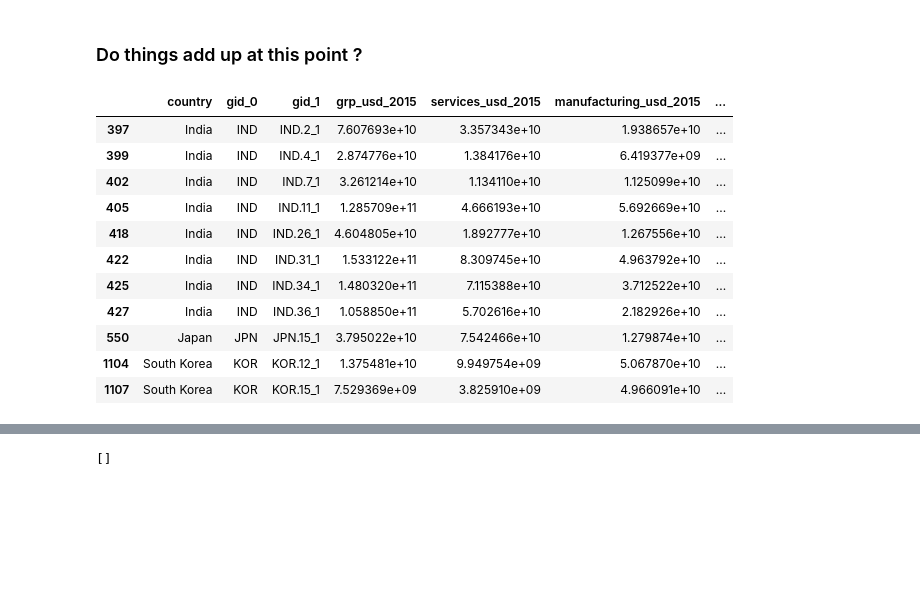
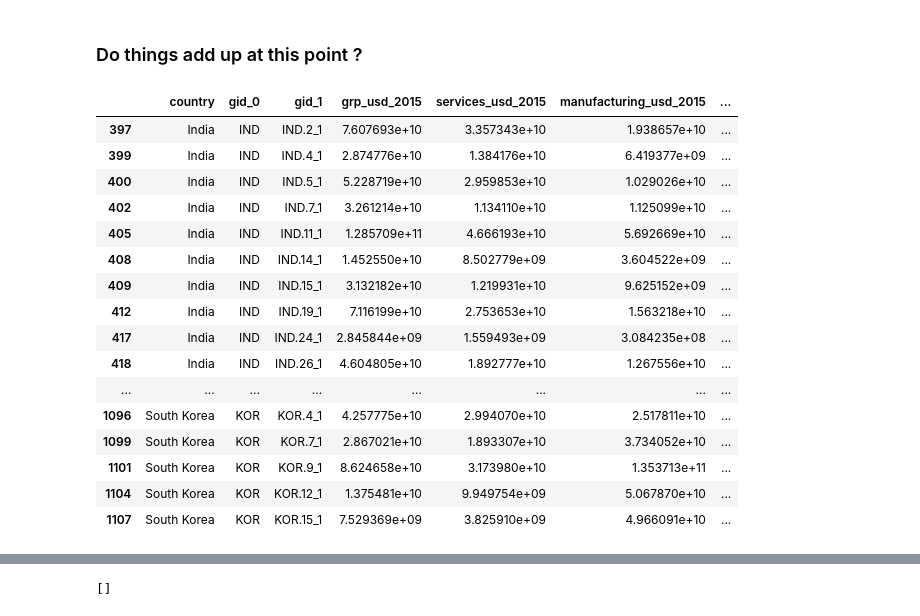
Before and after one commit to nismod/global-econ-data, a Jupyter notebook: notebooks/missing_countries.ipynb, the cells around one changed output, grey strips where cells are left out. Saved outputs shown, nothing was run; the diff lists cells and outputs as text; code cells hidden in the pictures; blank space fills up the shorter version.

```diff
--- a/notebooks/missing_countries.ipynb
+++ b/notebooks/missing_countries.ipynb
@@ -30,5 +33,3 @@ print(res)
 <duckdb.duckdb.DuckDBPyConnection object at 0x...>
 # %%
 ### A year of interest:
-
-year = 2015
@@ -466,0 +583,18 @@ dose_year[float_cols] = dose_year[float_cols].astype(float)
+# %%
+#  IN NORMAL LCU
+# But before checking if things add up
+# 'grp_pc_lcu_2015',
+#  'ag_grp_pc_lcu_2015',
+#  'man_grp_pc_lcu_2015',
+#  'serv_grp_pc_lcu_2015',
+
+dose_year["manufacturing_lcu_2015"] = dose_year["man_grp_pc_lcu_2015"]*dose_year["pop"]
+dose_year["services_lcu_2015"]=dose_year['serv_grp_pc_lcu_2015']*dose_year["pop"]
+dose_year["agriculture_lcu_2015"]=dose_year['ag_grp_pc_lcu_2015']*dose_year["pop"]
+dose_year["grp_lcu_2015"]=dose_year["grp_pc_lcu_2015"]*dose_year["pop"]
+
+
+
+print("Inconsistencies in the DOSE data set in LCU_2015.")
+print("When converting to absolute values : ",dose_year[((dose_year["manufacturing_lcu_2015"]+dose_year["services_lcu_2015"]+dose_year["agriculture_lcu_2015"])/dose_year["grp_lcu_2015"])>gdp_thres].shape[0])
+print("In pc values : ", dose_year[((dose_year["man_grp_pc_lcu_2015"]+dose_year["serv_grp_pc_lcu_2015"]+dose_year["ag_grp_pc_lcu_2015"])/dose_year["grp_pc_lcu_2015"])>gdp_thres].shape[0])
@@ -466,0 +605,15 @@ dose_year[float_cols] = dose_year[float_cols].astype(float)
+# %%
+# #  IN LCU2015_USD whatever it means
+
+# 'grp_pc_lcu2015_usd',
+#        'ag_grp_pc_lcu2015_usd', 'man_grp_pc_lcu2015_usd',
+#        'serv_grp_pc_lcu2015_usd'
+
+dose_year["manufacturing_lcu_2015_usd"] = dose_year["man_grp_pc_lcu2015_usd"]*dose_year["pop"]
+dose_year["services_lcu_2015_usd"]=dose_year['serv_grp_pc_lcu2015_usd']*dose_year["pop"]
+dose_year["agriculture_lcu_2015_usd"]=dose_year['ag_grp_pc_lcu2015_usd']*dose_year["pop"]
+dose_year["grp_lcu_2015_usd"]=dose_year["grp_pc_lcu2015_usd"]*dose_year["pop"]
+
+print("Inconsistencies in the DOSE data set in LCU2015_USD.")
+print("When converting to absolute values : ",dose_year[((dose_year["manufacturing_lcu_2015_usd"]+dose_year["services_lcu_2015_usd"]+dose_year["agriculture_lcu_2015_usd"])/dose_year["grp_lcu_2015_usd"])>gdp_thres].shape[0])
+print("In pc values : ", dose_year[((dose_year["man_grp_pc_lcu2015_usd"]+dose_year["serv_grp_pc_lcu2015_usd"]+dose_year["ag_grp_pc_lcu2015_usd"])/dose_year["grp_pc_lcu2015_usd"])>gdp_thres].shape[0])
@@ -726,17 +918,22 @@ dose_light.head(3)
 # %% [markdown]
 ### Do things add up at this point ?
 # %%
-dose_light[np.abs((dose_light["grp_usd_2015"]-dose_light["manufacturing_usd_2015"]-dose_light["services_usd_2015"]-dose_light["agriculture_usd_2015"])/dose_light["grp_usd_2015"])>1.1]
+dose_light.loc[((dose_light["manufacturing_usd_2015"]+dose_light["services_usd_2015"]+dose_light["agriculture_usd_2015"])/dose_light["grp_usd_2015"])>1.1]
 # %% [output]
 |  | country | gid_0 | gid_1 | grp_usd_2015 | services_usd_2015 | manufacturing_usd_2015 | ... |
 | 397 | India | IND | IND.2_1 | 7.607693e+10 | 3.357343e+10 | 1.938657e+10 | ... |
 | 399 | India | IND | IND.4_1 | 2.874776e+10 | 1.384176e+10 | 6.419377e+09 | ... |
+| 400 | India | IND | IND.5_1 | 5.228719e+10 | 2.959853e+10 | 1.029026e+10 | ... |
 | 402 | India | IND | IND.7_1 | 3.261214e+10 | 1.134110e+10 | 1.125099e+10 | ... |
 | 405 | India | IND | IND.11_1 | 1.285709e+11 | 4.666193e+10 | 5.692669e+10 | ... |
+| 408 | India | IND | IND.14_1 | 1.452550e+10 | 8.502779e+09 | 3.604522e+09 | ... |
+| 409 | India | IND | IND.15_1 | 3.132182e+10 | 1.219931e+10 | 9.625152e+09 | ... |
+| 412 | India | IND | IND.19_1 | 7.116199e+10 | 2.753653e+10 | 1.563218e+10 | ... |
+| 417 | India | IND | IND.24_1 | 2.845844e+09 | 1.559493e+09 | 3.084235e+08 | ... |
 | 418 | India | IND | IND.26_1 | 4.604805e+10 | 1.892777e+10 | 1.267556e+10 | ... |
-| 422 | India | IND | IND.31_1 | 1.533122e+11 | 8.309745e+10 | 4.963792e+10 | ... |
-| 425 | India | IND | IND.34_1 | 1.480320e+11 | 7.115388e+10 | 3.712522e+10 | ... |
-| 427 | India | IND | IND.36_1 | 1.058850e+11 | 5.702616e+10 | 2.182926e+10 | ... |
-| 550 | Japan | JPN | JPN.15_1 | 3.795022e+10 | 7.542466e+10 | 1.279874e+10 | ... |
+| ... | ... | ... | ... | ... | ... | ... | ... |
+| 1096 | South Korea | KOR | KOR.4_1 | 4.257775e+10 | 2.994070e+10 | 2.517811e+10 | ... |
+| 1099 | South Korea | KOR | KOR.7_1 | 2.867021e+10 | 1.893307e+10 | 3.734052e+10 | ... |
+| 1101 | South Korea | KOR | KOR.9_1 | 8.624658e+10 | 3.173980e+10 | 1.353713e+11 | ... |
 | 1104 | South Korea | KOR | KOR.12_1 | 1.375481e+10 | 9.949754e+09 | 5.067870e+10 | ... |
 | 1107 | South Korea | KOR | KOR.15_1 | 7.529369e+09 | 3.825910e+09 | 4.966091e+10 | ... |
```
Also changed, not shown: parts of 112 cells of this notebook, 3 other files.
